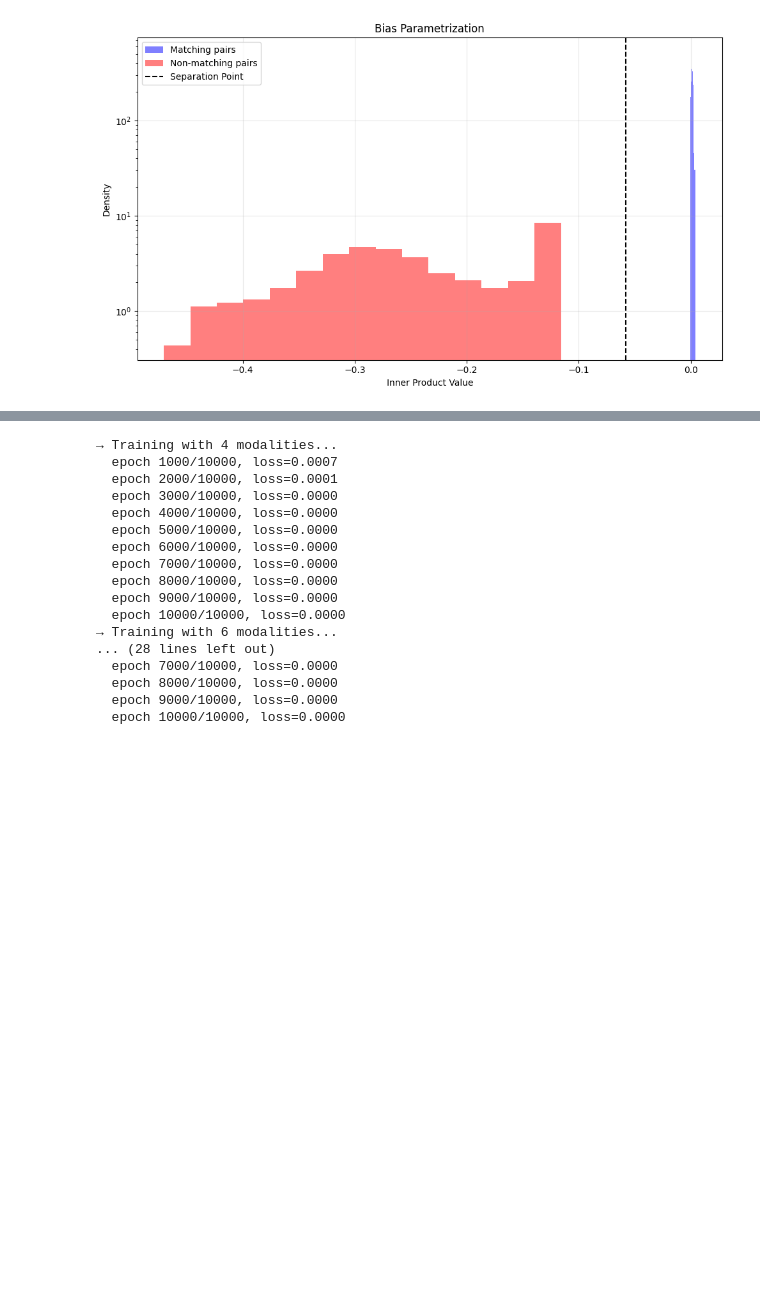
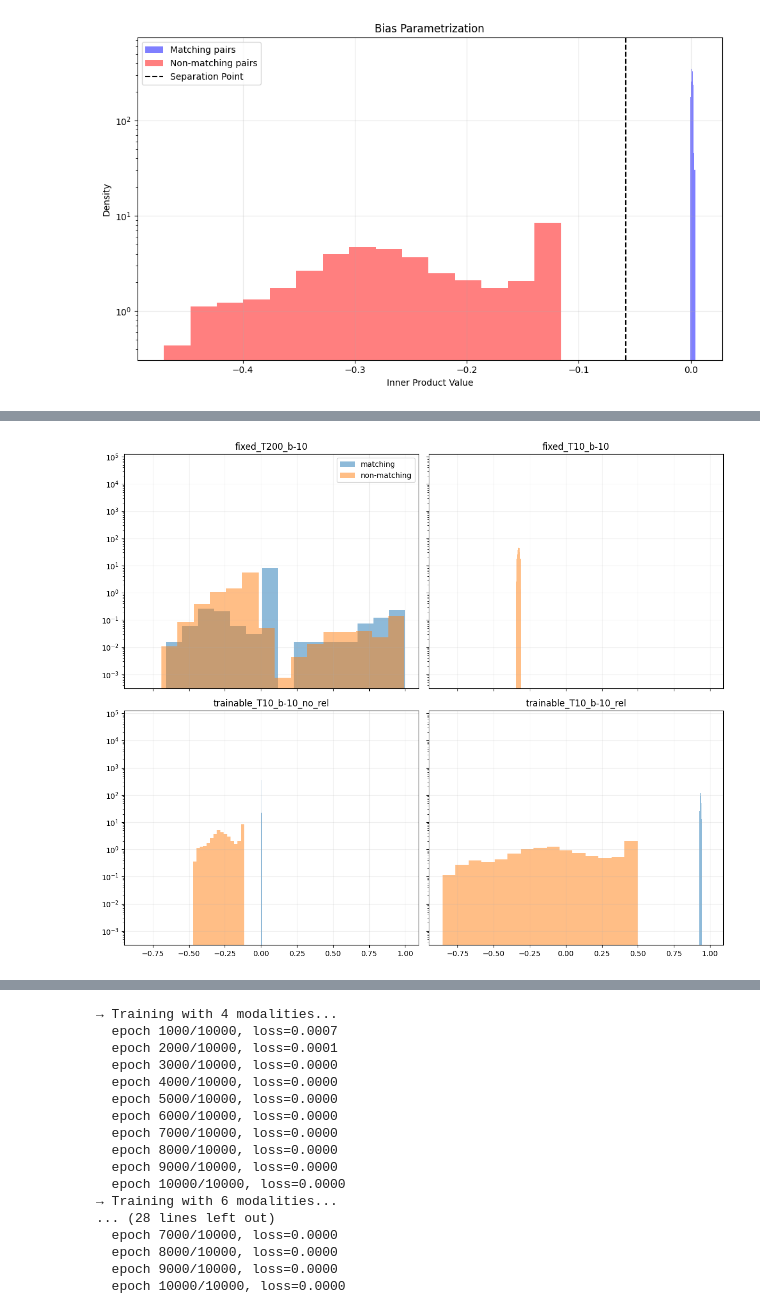
Before and after one commit to BangachevKiril/RepresentationLearningTheory, a Jupyter notebook: SigLIP/MoreModalities.ipynb, the cells around one changed output, grey strips where cells are left out. Drawn from its saved outputs; the diff is of its cells as text; code cells hidden in the pictures; blank space fills up the shorter version.

Commit message:
Added stuff to MoreModalities

```diff
--- a/SigLIP/MoreModalities.ipynb
+++ b/SigLIP/MoreModalities.ipynb
@@ -407,0 +408,95 @@ plt.show()
+# %%
+def run_siglip_experiment(
+    n_classes,
+    dim,
+    n_modalities,
+    n_epochs,
+    device,
+    temperature,
+    bias,
+    trainable_temp,
+    trainable_bias,
+    relative_bias_parameterization
+):
+    # 1) init vectors & loss
+    modality_vectors = []
+    for _ in range(n_modalities):
+        U_init, _ = generate_class_vectors(n_classes, dim, device)
+        # normalize onto sphere
+        modality_vectors.append(nn.Parameter(
+            U_init / U_init.norm(dim=1, keepdim=True)
+        ))
+    criterion = SigLIPLoss(
+        temperature=temperature,
+        trainable_temp=trainable_temp,
+        bias=bias,
+        trainable_bias=trainable_bias,
+        relative_bias_parameterization=relative_bias_parameterization
+    ).to(device)
+
+    # 2) optimizer
+    params = [{'params': vs, 'lr': 1e-2} for vs in modality_vectors]
+    params.append({'params': criterion.parameters(), 'lr': 1e-2})
+    optimizer = torch.optim.Adam(params)
+
+    losses = []
+    for epoch in range(n_epochs):
+        optimizer.zero_grad()
+        total = 0
+        # all pairs
+        for i in range(n_modalities):
+            for j in range(i+1, n_modalities):
+                total += criterion(modality_vectors[i], modality_vectors[j])
+        total = total / (n_modalities*(n_modalities-1)/2)
+        total.backward()
+        optimizer.step()
+        # re‐project onto sphere
+        with torch.no_grad():
+            for vs in modality_vectors:
+                vs.data.div_(vs.data.norm(dim=1, keepdim=True))
+        losses.append(total.item())
+        if (epoch + 1) % 100 == 0:
+            tb = criterion.get_temperature()
+            rb = criterion.get_bias()
+            print(f"[{epoch+1}/{n_epochs}]  loss={total_loss:.4f}  T={tb:.4f}  rb={rb:.4f}")
+    # detach final vectors
+    final_vecs = [vs.detach().cpu() for vs in modality_vectors]
+    return final_vecs, losses
+
+
+# --- define your four experiments ---
+device = 'cuda' if torch.cuda.is_available() else 'cpu'
+configs = [
+    dict(temperature=200., bias=-10.,
+         trainable_temp=False, trainable_bias=False, relative_bias_parameterization=True,
+         name='fixed_T200_b-10'),
+    dict(temperature=10., bias=-10.,
+         trainable_temp=False, trainable_bias=False, relative_bias_parameterization=True,
+         name='fixed_T10_b-10'),
+    dict(temperature=10., bias=-10.,
+         trainable_temp=True,  trainable_bias=True,  relative_bias_parameterization=False,
+         name='trainable_T10_b-10_no_rel'),
+    dict(temperature=10., bias=-10.,
+         trainable_temp=True,  trainable_bias=True,  relative_bias_parameterization=True,
+         name='trainable_T10_b-10_rel'),
+]
+
+results = {}
+for cfg in configs:
+    vecs, losses = run_siglip_experiment(
+        n_classes=100,
+        dim=10,
+        n_modalities=4,
+        n_epochs=int(1e4),
+        device=device,
+        temperature=cfg['temperature'],
+        bias=cfg['bias'],
+        trainable_temp=cfg['trainable_temp'],
+        trainable_bias=cfg['trainable_bias'],
+        relative_bias_parameterization=cfg['relative_bias_parameterization']
+    )
+    results[cfg['name']] = {'vectors': vecs, 'losses': losses}
+
+
+# Now `results[name]['losses']` holds each run’s loss history.
+# %% [output]
@@ -407,0 +520 @@ plt.show()
+[figure, added]
```
Also changed, not shown: parts of 9 cells of this notebook, 6 other files.
